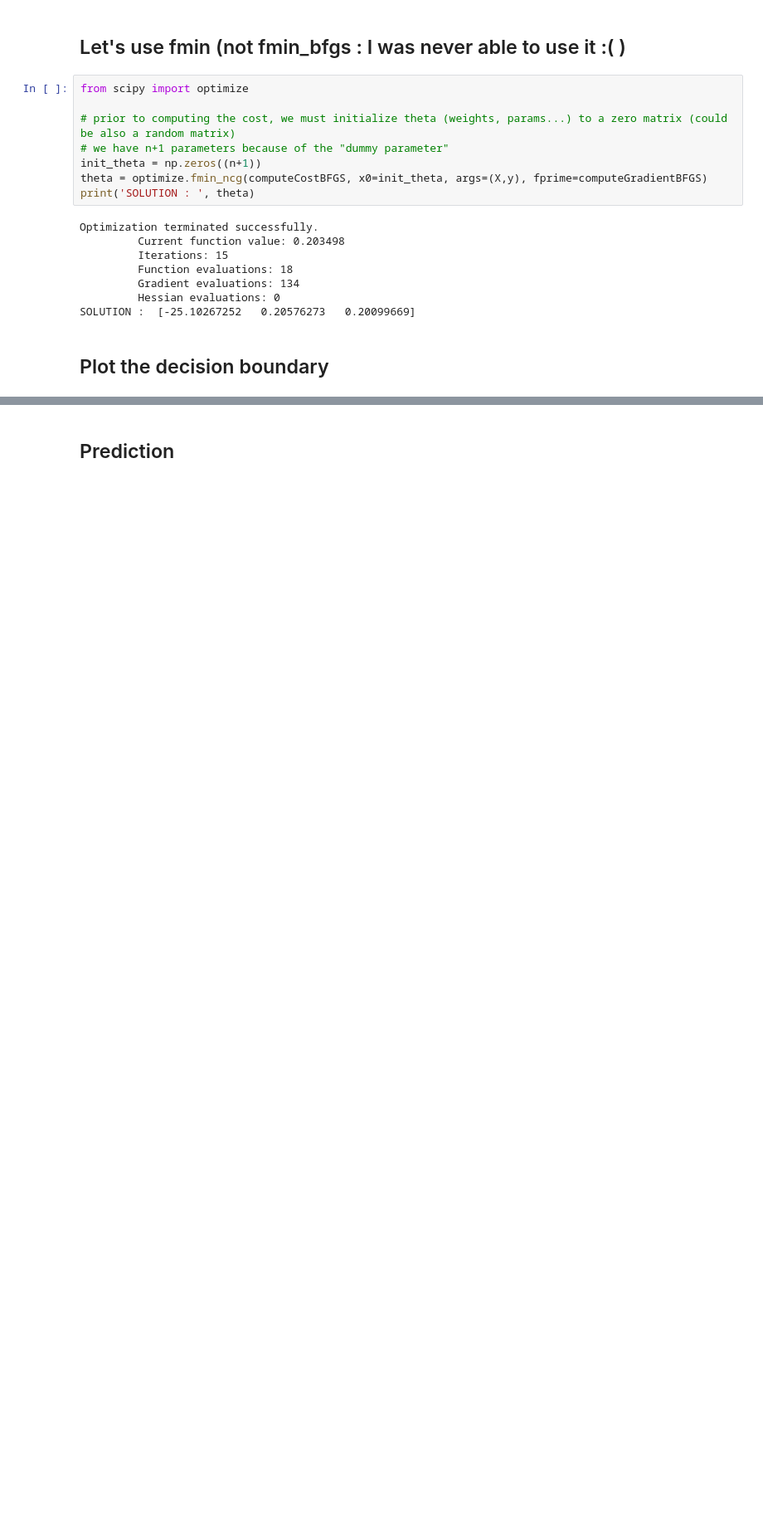
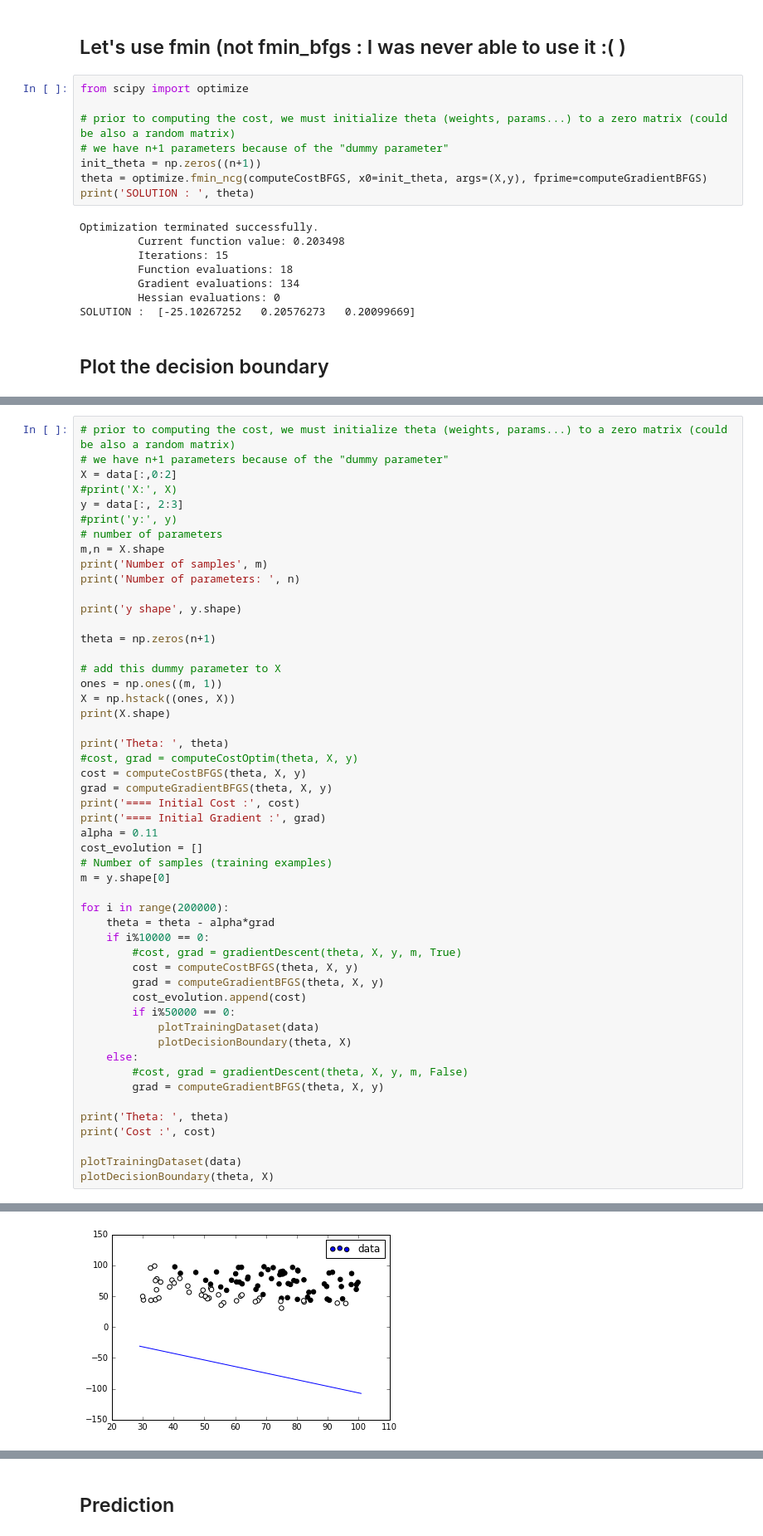
Before and after one commit to MrGreenRubato/notebooks, a Jupyter notebook: MLC/MLC_2/ex2.ipynb, the cells around one changed output, grey strips where cells are left out. Shown at 83% size. Saved outputs shown, nothing was run; the diff lists cells and outputs as text; blank space fills up the shorter version.

Commit message:
Plot iteratively the decision boundary and test set prediction

```diff
--- a/MLC/MLC_2/ex2.ipynb
+++ b/MLC/MLC_2/ex2.ipynb
@@ -248,0 +251,52 @@ plot_y: [ 95.14310679  21.67228095]
+# %%
+# prior to computing the cost, we must initialize theta (weights, params...) to a zero matrix (could be also a random matrix)
+# we have n+1 parameters because of the "dummy parameter"
+X = data[:,0:2]
+#print('X:', X)
+y = data[:, 2:3]
+#print('y:', y)
+# number of parameters
+m,n = X.shape
+print('Number of samples', m)
+print('Number of parameters: ', n)
+
+print('y shape', y.shape)
+
+theta = np.zeros(n+1)
+
+# add this dummy parameter to X
+ones = np.ones((m, 1))
+X = np.hstack((ones, X))
+print(X.shape)
+
+print('Theta: ', theta)
+#cost, grad = computeCostOptim(theta, X, y)
+cost = computeCostBFGS(theta, X, y)
+grad = computeGradientBFGS(theta, X, y)
+print('==== Initial Cost :', cost)
+print('==== Initial Gradient :', grad)
+alpha = 0.11
+cost_evolution = []
+# Number of samples (training examples)
+m = y.shape[0]
+
+for i in range(200000):
+    theta = theta - alpha*grad
+    if i%10000 == 0:
+        #cost, grad = gradientDescent(theta, X, y, m, True)
+        cost = computeCostBFGS(theta, X, y)
+        grad = computeGradientBFGS(theta, X, y)
+        cost_evolution.append(cost)
+        if i%50000 == 0:
+            plotTrainingDataset(data)
+            plotDecisionBoundary(theta, X)
+    else:
+        #cost, grad = gradientDescent(theta, X, y, m, False)
+        grad = computeGradientBFGS(theta, X, y)
+
+print('Theta: ', theta)
+print('Cost :', cost)
+
+plotTrainingDataset(data)
+plotDecisionBoundary(theta, X)
+# %% [output]
@@ -248,0 +310 @@ plot_y: [ 95.14310679  21.67228095]
+[figure, added]
```
Also changed, not shown: parts of 5 cells of this notebook.
